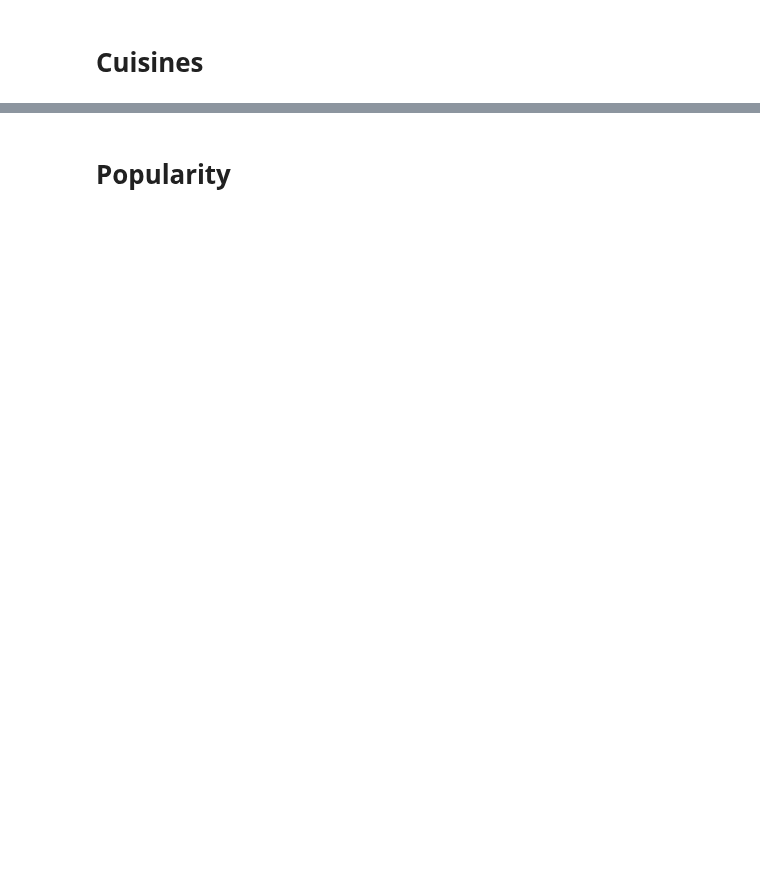
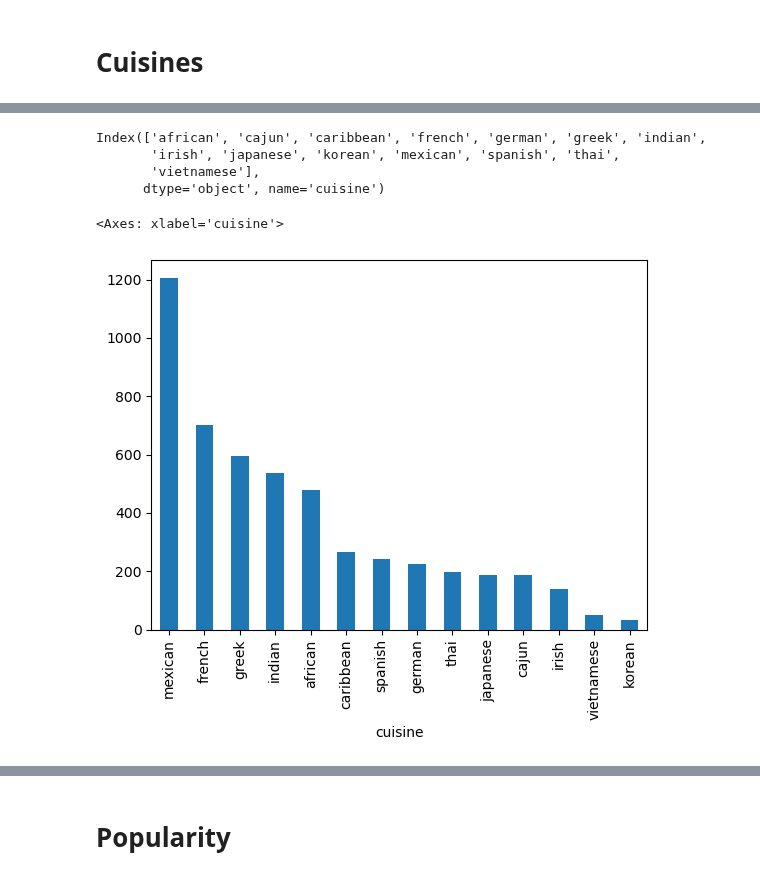
Before and after one commit to alyssahondrade/Project1, a Jupyter notebook: recipe_visualisations.ipynb, the cells around one changed output, grey strips where cells are left out. Cells and saved outputs as stored; diff of their text form; code cells hidden in the pictures; blank space fills up the shorter version.

Commit message:
created cuisine map

```diff
--- a/recipe_visualisations.ipynb
+++ b/recipe_visualisations.ipynb
@@ -265,0 +276,14 @@ for index, row in percent_df.iterrows():
+# %%
+cuisine_df.index
+# %% [output]
+Index(['african', 'cajun', 'caribbean', 'french', 'german', 'greek', 'indian',
+       'irish', 'japanese', 'korean', 'mexican', 'spanish', 'thai',
+       'vietnamese'],
+      dtype='object', name='cuisine')
+# %%
+# Create a DataFrame grouped by the means of each cuisine
+cuisine_count = clean_recipes.groupby(['cuisine'])['id'].count()
+cuisine_count.sort_values(ascending=False).plot(kind="bar")
+# %% [output]
+<Axes: xlabel='cuisine'>
+[figure, added]
```
Also changed, not shown: parts of 15 cells of this notebook, 17 other files.
